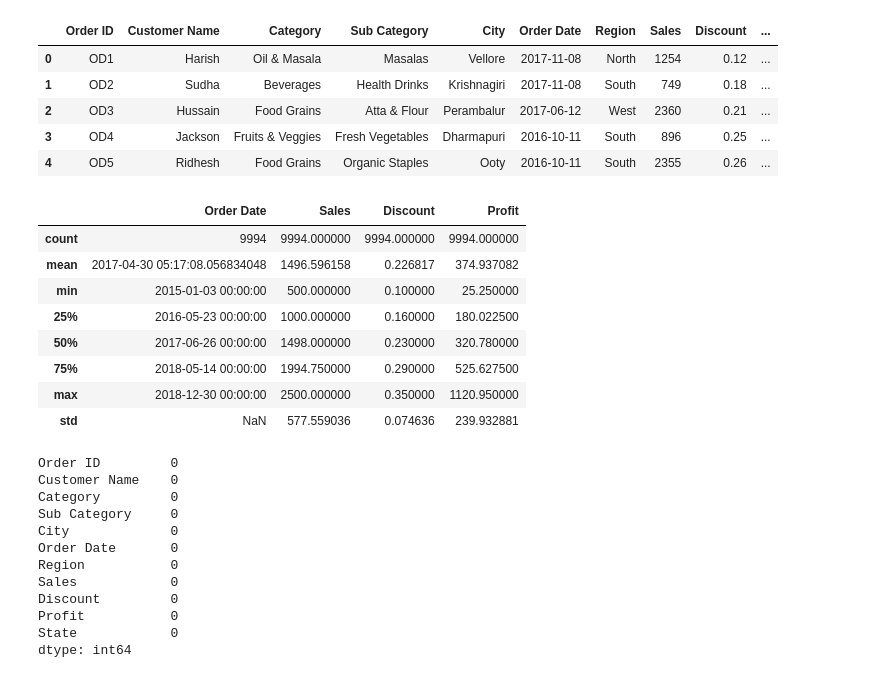
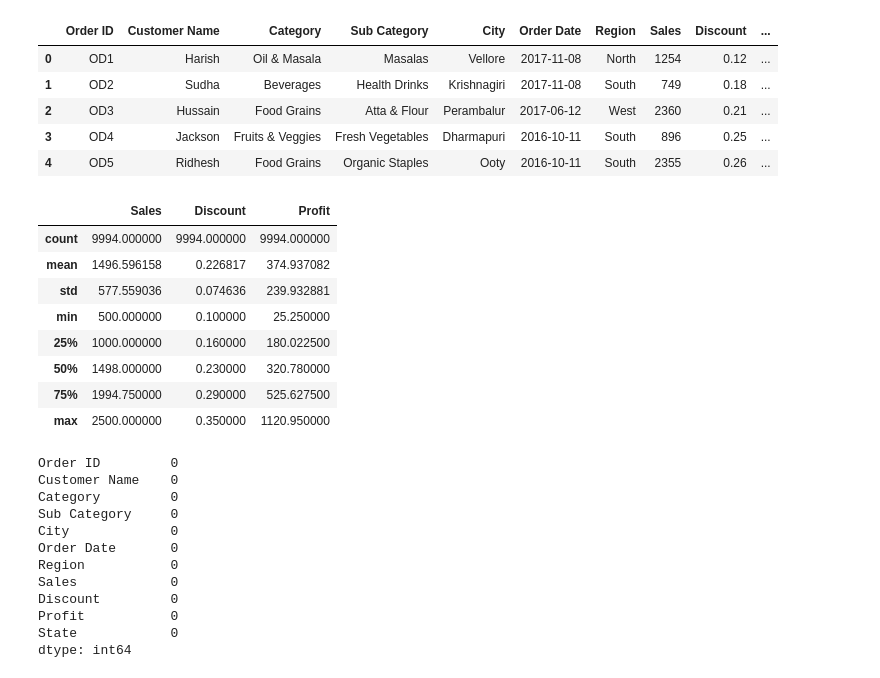
Before and after one commit to ruprekhab/retail_analytics, a Jupyter notebook: data_clean.ipynb, the cells around one changed output. Saved outputs shown, nothing was run; the diff lists cells and outputs as text; code cells hidden in the pictures.

```diff
--- a/data_clean.ipynb
+++ b/data_clean.ipynb
@@ -69,17 +69,17 @@ df.head()
 | 4 | OD5 | Ridhesh | Food Grains | Organic Staples | Ooty | 2016-10-11 | South | 2355 | 0.26 | ... |
 # %%
 # Get the summary statistics
-df.describe()
+df[['Sales', 'Discount', 'Profit']].describe()
 # %% [output]
-|  | Order Date | Sales | Discount | Profit |
-| count | 9994 | 9994.000000 | 9994.000000 | 9994.000000 |
-| mean | 2017-04-30 05:17:08.056834048 | 1496.596158 | 0.226817 | 374.937082 |
-| min | 2015-01-03 00:00:00 | 500.000000 | 0.100000 | 25.250000 |
-| 25% | 2016-05-23 00:00:00 | 1000.000000 | 0.160000 | 180.022500 |
-| 50% | 2017-06-26 00:00:00 | 1498.000000 | 0.230000 | 320.780000 |
-| 75% | 2018-05-14 00:00:00 | 1994.750000 | 0.290000 | 525.627500 |
-| max | 2018-12-30 00:00:00 | 2500.000000 | 0.350000 | 1120.950000 |
-| std | NaN | 577.559036 | 0.074636 | 239.932881 |
+|  | Sales | Discount | Profit |
+| count | 9994.000000 | 9994.000000 | 9994.000000 |
+| mean | 1496.596158 | 0.226817 | 374.937082 |
+| std | 577.559036 | 0.074636 | 239.932881 |
+| min | 500.000000 | 0.100000 | 25.250000 |
+| 25% | 1000.000000 | 0.160000 | 180.022500 |
+| 50% | 1498.000000 | 0.230000 | 320.780000 |
+| 75% | 1994.750000 | 0.290000 | 525.627500 |
+| max | 2500.000000 | 0.350000 | 1120.950000 |
 # %%
 # check missing values
 df.isnull().sum()
```
Also changed, not shown: parts of 1 cell of this notebook, 1 other file.
